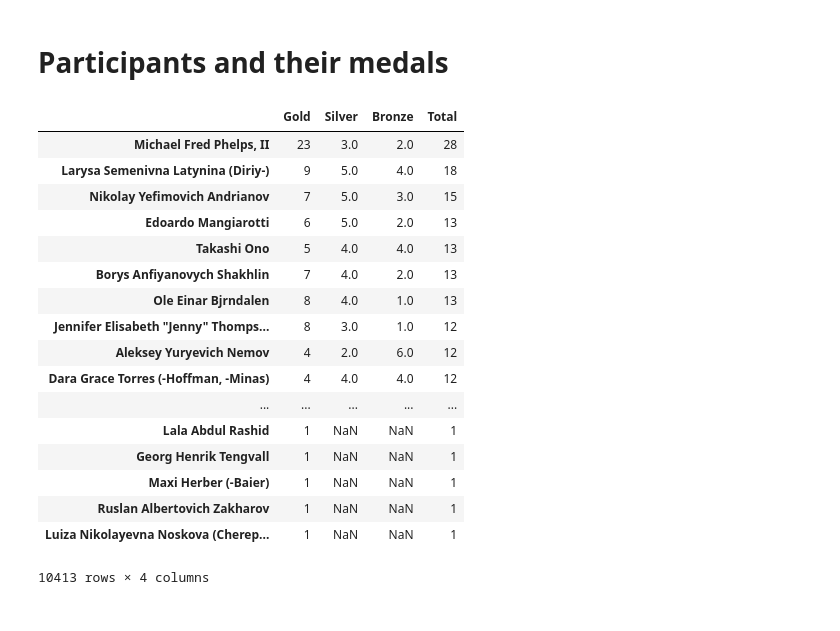
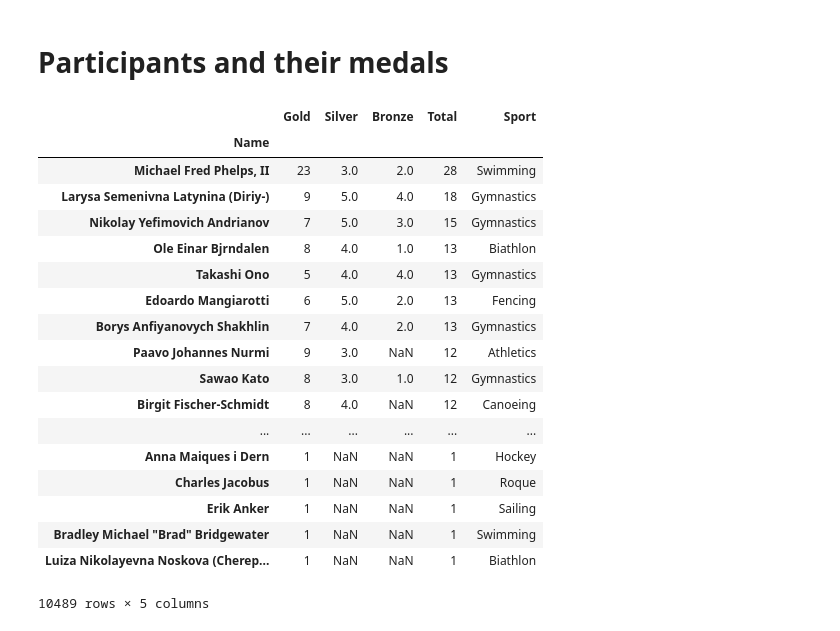
Before and after one commit to aanchalbansal/Data_analyzation, a Jupyter notebook: Documents/olympics.ipynb, the cells around one changed output. Saved outputs shown, nothing was run; the diff lists cells and outputs as text; code cells hidden in the pictures.

```diff
--- a/Documents/olympics.ipynb
+++ b/Documents/olympics.ipynb
@@ -210,32 +237,40 @@ Text(0.5,1,'male')
 [figure]
 # %% [markdown]
 # Participants and their medals
+# %%
+sport=event[(event.Medal=='Gold')|( event.Medal=='Silver')|(event.Medal=='Bronze')].set_index('Name').Sport.reset_index()
+sport=sport.drop_duplicates(keep='first')
+#sport.sort_values('Name')
 # %%
 Participants=pd.DataFrame(columns=['Gold','Silver','Bronze','Total'])
 #Participants.append(event[event.Medal=='Gold'].Name.value_counts())
 Participants['Gold']=event[event.Medal=='Gold'].Name.value_counts()
 Participants['Silver']=event[event.Medal=='Silver'].Name.value_counts()
 Participants['Bronze']=event[event.Medal=='Bronze'].Name.value_counts()
 Participants['Total']=event[(event.Medal=='Gold')|( event.Medal=='Silver')|(event.Medal=='Bronze')].Name.value_counts()
-Participants.sort_values('Total',ascending=False)
+
+Participants=pd.merge(Participants,sport,left_index=True,right_on='Name')
+Participants.sort_values('Total',ascending=False,inplace=True)
+Participants.set_index('Name')
 # %% [output]
-|  | Gold | Silver | Bronze | Total |
-| Michael Fred Phelps, II | 23 | 3.0 | 2.0 | 28 |
-| Larysa Semenivna Latynina (Diriy-) | 9 | 5.0 | 4.0 | 18 |
-| Nikolay Yefimovich Andrianov | 7 | 5.0 | 3.0 | 15 |
-| Edoardo Mangiarotti | 6 | 5.0 | 2.0 | 13 |
-| Takashi Ono | 5 | 4.0 | 4.0 | 13 |
-| Borys Anfiyanovych Shakhlin | 7 | 4.0 | 2.0 | 13 |
-| Ole Einar Bjrndalen | 8 | 4.0 | 1.0 | 13 |
-| Jennifer Elisabeth "Jenny" Thomps... | 8 | 3.0 | 1.0 | 12 |
-| Aleksey Yuryevich Nemov | 4 | 2.0 | 6.0 | 12 |
-| Dara Grace Torres (-Hoffman, -Minas) | 4 | 4.0 | 4.0 | 12 |
-| ... | ... | ... | ... | ... |
-| Lala Abdul Rashid | 1 | NaN | NaN | 1 |
-| Georg Henrik Tengvall | 1 | NaN | NaN | 1 |
-| Maxi Herber (-Baier) | 1 | NaN | NaN | 1 |
-| Ruslan Albertovich Zakharov | 1 | NaN | NaN | 1 |
-| Luiza Nikolayevna Noskova (Cherep... | 1 | NaN | NaN | 1 |
+|  | Gold | Silver | Bronze | Total | Sport |
+| Name |  |  |  |  |  |
+| Michael Fred Phelps, II | 23 | 3.0 | 2.0 | 28 | Swimming |
+| Larysa Semenivna Latynina (Diriy-) | 9 | 5.0 | 4.0 | 18 | Gymnastics |
+| Nikolay Yefimovich Andrianov | 7 | 5.0 | 3.0 | 15 | Gymnastics |
+| Ole Einar Bjrndalen | 8 | 4.0 | 1.0 | 13 | Biathlon |
+| Takashi Ono | 5 | 4.0 | 4.0 | 13 | Gymnastics |
+| Edoardo Mangiarotti | 6 | 5.0 | 2.0 | 13 | Fencing |
+| Borys Anfiyanovych Shakhlin | 7 | 4.0 | 2.0 | 13 | Gymnastics |
+| Paavo Johannes Nurmi | 9 | 3.0 | NaN | 12 | Athletics |
+| Sawao Kato | 8 | 3.0 | 1.0 | 12 | Gymnastics |
+| Birgit Fischer-Schmidt | 8 | 4.0 | NaN | 12 | Canoeing |
+| ... | ... | ... | ... | ... | ... |
+| Anna Maiques i Dern | 1 | NaN | NaN | 1 | Hockey |
+| Charles Jacobus | 1 | NaN | NaN | 1 | Roque |
+| Erik Anker | 1 | NaN | NaN | 1 | Sailing |
+| Bradley Michael "Brad" Bridgewater | 1 | NaN | NaN | 1 | Swimming |
+| Luiza Nikolayevna Noskova (Cherep... | 1 | NaN | NaN | 1 | Biathlon |
-10413 rows × 4 columns
+10489 rows × 5 columns
 # %%
 x=event[((event.Medal=='Gold')|( event.Medal=='Silver')|(event.Medal=='Bronze'))]
```
Also changed, not shown: parts of 5 cells of this notebook.
